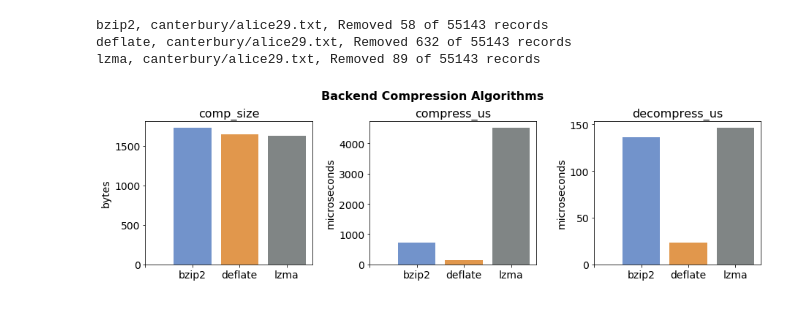
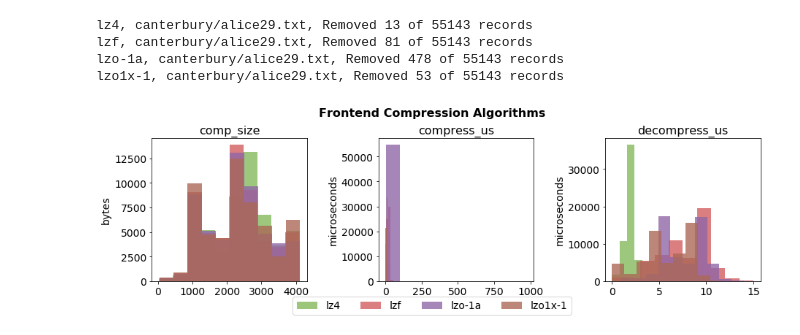
Before and after one commit to ankitkumar93/compute-war, a Jupyter notebook: notebooks/compression-comparison.ipynb, the cells around one changed output. Cells and saved outputs as stored; diff of their text form; code cells hidden in the pictures.

Commit message:
added hist by algs and skein gpu vs cpu

```diff
--- a/notebooks/compression-comparison.ipynb
+++ b/notebooks/compression-comparison.ipynb
@@ -174,7 +155,8 @@ alg_groups = {
     ]
 }
 # %%
-alg_group = 'backend'
+alg_group = 'frontend'
+chart = 'hist'
 
 compressed_dfs = [
     pd.read_csv(c.path, sep='|', header=None) for c in alg_groups[alg_group]
@@ -197,40 +179,49 @@ for c_df in compressed_dfs:
             algs_in_df[alg] =  i
             i += 1
 
         alg_df = c_df.get_group(alg)
         alg_df_len = len(alg_df)
         if alg_df_len > 1:
             compress_idx = [
                 np.abs(alg_df.compress_us-alg_df.compress_us.mean())<= 3*alg_df.compress_us.std()]
             decompress_idx = [
                 np.abs(alg_df.decompress_us-alg_df.decompress_us.mean())<= 3*alg_df.decompress_us.std()]
             comp_and_decomp = compress_idx and decompress_idx
         else:
             # quick and dirty way to handle the 1 block example
             comp_and_decomp = [[True]]
         comp_and_decomp_len = len([c for c in comp_and_decomp[0] if c])
         print('{}, {}, Removed {} of {} records'.format(alg_df.alg.iloc[0], alg_df.file.iloc[0],
                                                         alg_df_len - comp_and_decomp_len, alg_df_len))
         for m in range(len(metrics)):
-            axarr[m].bar(algs_in_df[alg], alg_df[comp_and_decomp[0]][metrics[m]].mean(),
-                         color=bar_codes[comp_codes[alg]])
+            if chart == 'bar':
+                axarr[m].bar(algs_in_df[alg], alg_df[comp_and_decomp[0]][metrics[m]].mean(),
+                             color=bar_codes[comp_codes[alg]])
+            elif chart == 'hist':
+                axarr[m].hist(alg_df[comp_and_decomp[0]][metrics[m]],
+                             color=bar_codes[comp_codes[alg]], alpha=0.8)
 
 for m in range(len(metrics)):
     axarr[m].set_title(metrics[m], fontsize=16)
-    axarr[m].set_xticks(range(len(algs) + 1))
-    axarr[m].set_xticklabels([''] + algs, minor=False)
+    if chart == 'bar':
+        axarr[m].set_xticks(range(len(algs) + 1))
+        axarr[m].set_xticklabels([''] + algs, minor=False)
     if m == 0:
         axarr[m].set_ylabel('bytes')
     else:
         axarr[m].set_ylabel('microseconds')
 plt.subplots_adjust(top=0.92, bottom=0.08, hspace=0.5, wspace=0.4)
 fig.tight_layout(rect=[0, 0.03, 1, 0.95])
 fig.suptitle("{} Compression Algorithms".format(alg_group.capitalize()), weight='bold', size=16)
 
-#plt.show()
-plt.savefig('compression_algorithms_{}.png'.format(alg_group))
+if chart == 'hist':
+    fig.legend(algs, loc='lower center', ncol=len(algs),  borderaxespad=0.2)
+
+plt.show()
+#plt.savefig('compression_algorithms_{}.png'.format(alg_group))
 # %% [output]
-bzip2, canterbury/alice29.txt, Removed 58 of 55143 records
-deflate, canterbury/alice29.txt, Removed 632 of 55143 records
-lzma, canterbury/alice29.txt, Removed 89 of 55143 records
+lz4, canterbury/alice29.txt, Removed 13 of 55143 records
+lzf, canterbury/alice29.txt, Removed 81 of 55143 records
+lzo-1a, canterbury/alice29.txt, Removed 478 of 55143 records
+lzo1x-1, canterbury/alice29.txt, Removed 53 of 55143 records
-[figure, old version]
+[figure, new version]
```
Also changed, not shown: parts of 9 cells of this notebook, 6 other files.
